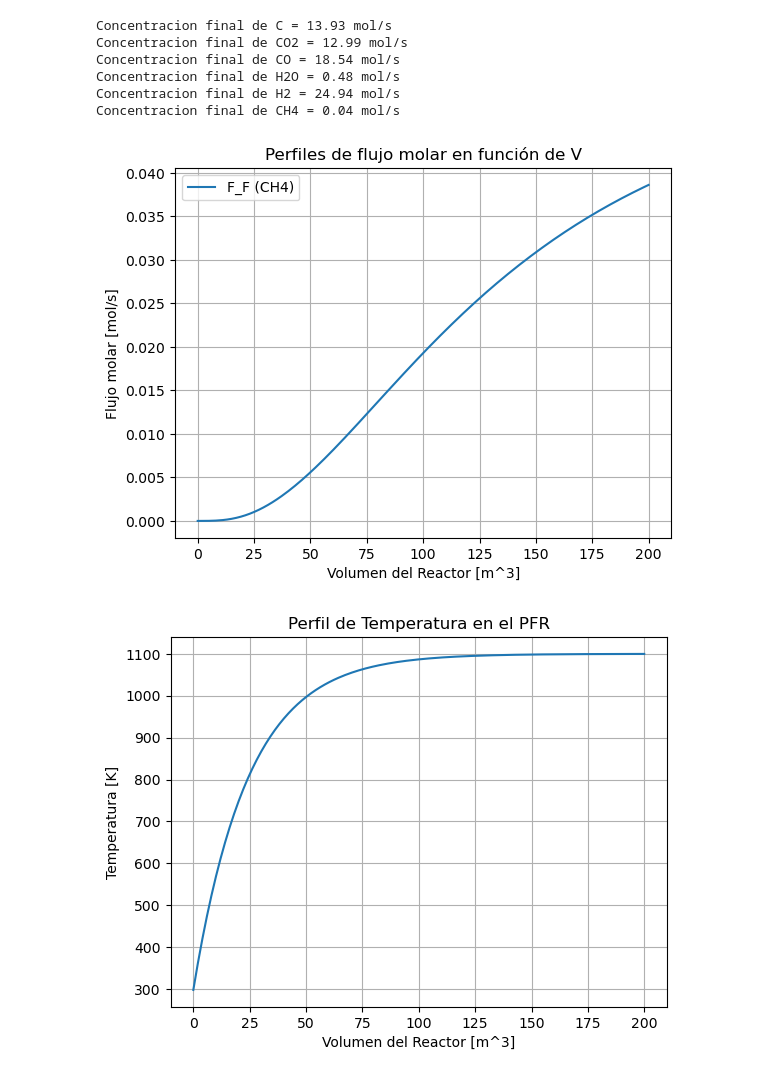
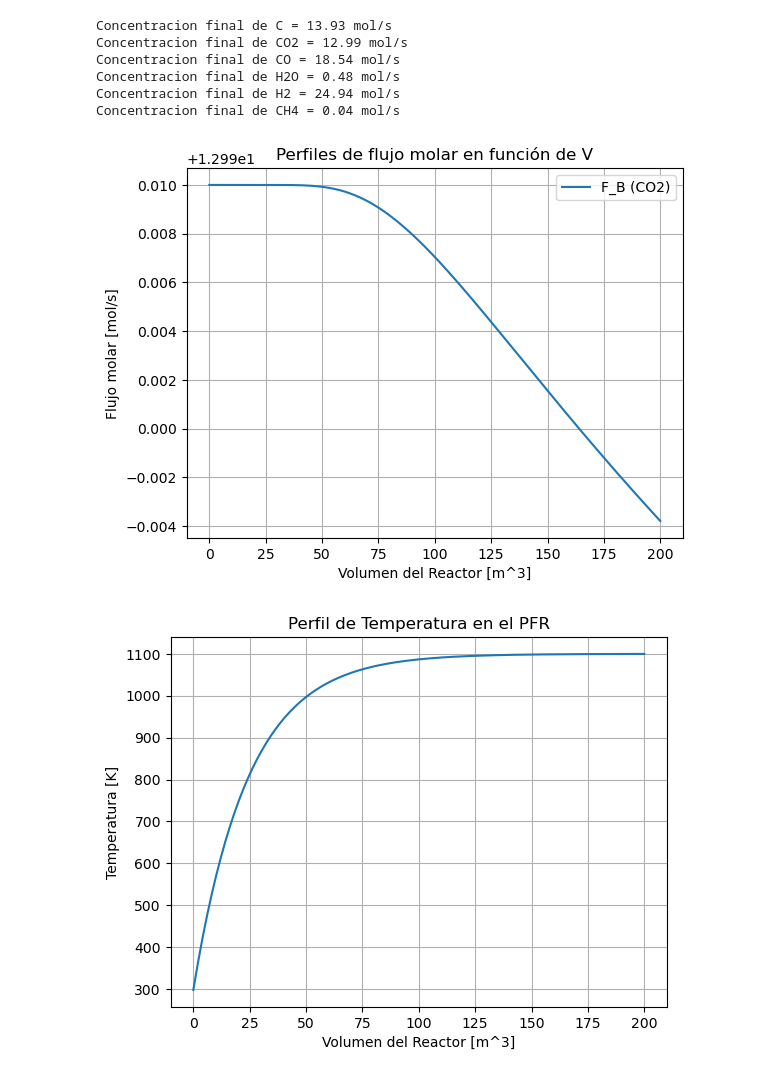
Before and after one commit to Aguiario/Chemical_reaction_engineering, a Jupyter notebook: Gasifier/Isotermico.ipynb, the cells around one changed output. Cells and saved outputs as stored; diff of their text form; code cells hidden in the pictures.

```diff
--- a/Gasifier/Isotermico.ipynb
+++ b/Gasifier/Isotermico.ipynb
@@ -245,37 +245,37 @@ print(f"Concentracion final de CO = {FC_profile[-1]:.2f} mol/s")
 print(f"Concentracion final de H2O = {FD_profile[-1]+6:.2f} mol/s")
 print(f"Concentracion final de H2 = {FE_profile[-1]:.2f} mol/s")
 print(f"Concentracion final de CH4 = {FF_profile[-1]:.2f} mol/s")
 
 # ------------------------------------------------------------
 # 5. GRÁFICAS
 # ------------------------------------------------------------
 plt.figure()
-plt.plot(V_eval, FA_profile, label='F_A (C)')
+#plt.plot(V_eval, FA_profile, label='F_A (C)')
 plt.plot(V_eval, FB_profile, label='F_B (CO2)')
-plt.plot(V_eval, FC_profile, label='F_C (CO)')
-plt.plot(V_eval, FD_profile+6, label='F_D (H2O)')
-plt.plot(V_eval, FE_profile, label='F_E (H2)')
-plt.plot(V_eval, FF_profile, label='F_F (CH4)')
+#plt.plot(V_eval, FC_profile, label='F_C (CO)')
+#plt.plot(V_eval, FD_profile+6, label='F_D (H2O)')
+#plt.plot(V_eval, FE_profile, label='F_E (H2)')
+#plt.plot(V_eval, FF_profile, label='F_F (CH4)')
 plt.xlabel('Volumen del Reactor [m^3]')
 plt.ylabel('Flujo molar [mol/s]')
 plt.title('Perfiles de flujo molar en función de V')
 plt.legend()
 plt.grid(True)
 plt.show()
 
 plt.figure()
 plt.plot(V_eval, T_profile, label='Temperatura')
 plt.xlabel('Volumen del Reactor [m^3]')
 plt.ylabel('Temperatura [K]')
 plt.title('Perfil de Temperatura en el PFR')
 plt.grid(True)
 plt.show()
 # %% [output]
 Concentracion final de C = 13.93 mol/s
 Concentracion final de CO2 = 12.99 mol/s
 Concentracion final de CO = 18.54 mol/s
 Concentracion final de H2O = 0.48 mol/s
 Concentracion final de H2 = 24.94 mol/s
 Concentracion final de CH4 = 0.04 mol/s
-[figure, old version]
+[figure, new version]
 [figure]
```
Also changed, not shown: 1 other file.
